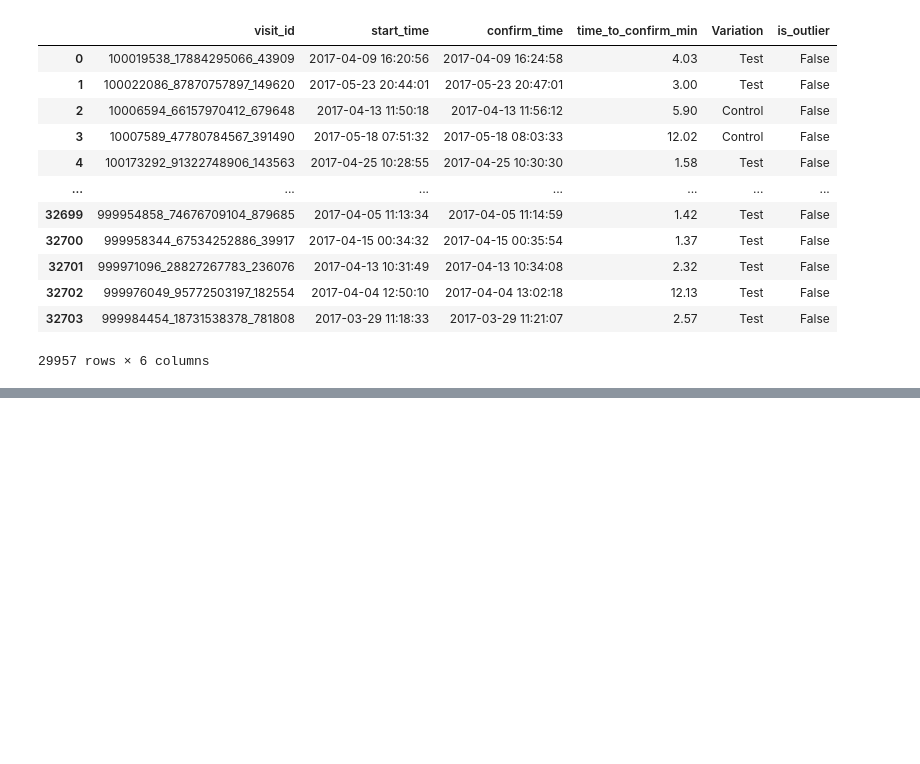
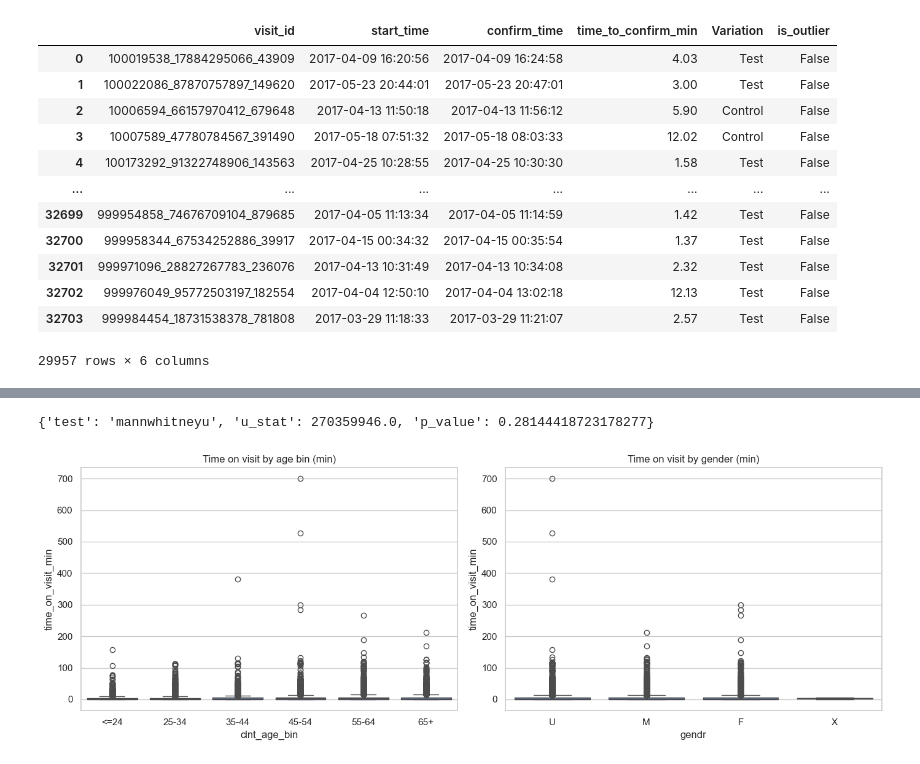
Before and after one commit to marlene-alcobendas/Project5_ABtesting_PowerBI, a Jupyter notebook: ABtesting.ipynb, the cells around one changed output, grey strips where cells are left out. Drawn from its saved outputs; the diff is of its cells as text; code cells hidden in the pictures; blank space fills up the shorter version.

```diff
--- a/ABtesting.ipynb
+++ b/ABtesting.ipynb
@@ -619,0 +803,17 @@ summary_h2
+# %%
+# Create age bins for segmentation and summarize by age bin
+age_bins = [0, 24, 34, 44, 54, 64, 120]
+age_labels = ['<=24','25-34','35-44','45-54','55-64','65+']
+visit_times['clnt_age_bin'] = pd.cut(visit_times['clnt_age'], bins=age_bins, labels=age_labels)
+
+summary_by_age = (
+    visit_times
+    .groupby('clnt_age_bin')['time_on_visit_min']
+    .agg(['count','mean','median','std'])
+    .rename(columns={'count':'visits','mean':'avg_min','median':'median_min','std':'std_min'})
+    .reset_index()
+)
+summary_by_age['avg_min'] = summary_by_age['avg_min'].round(2)
+summary_by_age['median_min'] = summary_by_age['median_min'].round(2)
+
+summary_by_age
@@ -619,0 +845,57 @@ summary_h2
+# %%
+# Basic statistical test between genders
+
+# We'll try Mann-Whitney U (non-parametric). If scipy is not available, report that fact.
+male = visit_times.loc[visit_times['gendr'] == 'M', 'time_on_visit_min'].dropna()
+female = visit_times.loc[visit_times['gendr'] == 'F', 'time_on_visit_min'].dropna()
+
+try:
+    from scipy import stats
+    has_scipy = True
+except Exception:
+    has_scipy = False
+
+test_result = {}
+if has_scipy and len(male) > 0 and len(female) > 0:
+    try:
+        u_stat, p_val = stats.mannwhitneyu(male, female, alternative='two-sided')
+        test_result = {'test': 'mannwhitneyu', 'u_stat': float(u_stat), 'p_value': float(p_val)}
+    except Exception:
+        try:
+            t_stat, p_val = stats.ttest_ind(male, female, equal_var=False, nan_policy='omit')
+            test_result = {'test': 'ttest_ind', 't_stat': float(t_stat), 'p_value': float(p_val)}
+        except Exception as e:
+            test_result = {'error': str(e)}
+else:
+    test_result = {'error': 'scipy not available or one of the gender groups is empty'}
+
+test_result
+# %% [output]
+{'test': 'mannwhitneyu', 'u_stat': 270359946.0, 'p_value': 0.28144418723178277}
+# %%
+# Boxplots to visualize distribution of time_on_visit by age bin and gender
+
+try:
+    import seaborn as sns
+    sns.set(style='whitegrid')
+    fig, axes = plt.subplots(1, 2, figsize=(14, 5))
+    sns.boxplot(x='clnt_age_bin', y='time_on_visit_min', data=visit_times, ax=axes[0])
+    axes[0].set_title('Time on visit by age bin (min)')
+    sns.boxplot(x='gendr', y='time_on_visit_min', data=visit_times, ax=axes[1])
+    axes[1].set_title('Time on visit by gender (min)')
+    plt.tight_layout()
+    plt.show()
+except Exception:
+    fig, axes = plt.subplots(1, 2, figsize=(14, 5))
+    visit_times.boxplot(column='time_on_visit_min', by='clnt_age_bin', ax=axes[0])
+    axes[0].set_title('Time on visit by age bin (min)')
+    axes[0].set_xlabel('age bin')
+    visit_times.boxplot(column='time_on_visit_min', by='gendr', ax=axes[1])
+    axes[1].set_title('Time on visit by gender (min)')
+    axes[1].set_xlabel('gender')
+    plt.suptitle('')
+    plt.tight_layout()
+
+plt.show()
+# %% [output]
+[figure, added]
```
Also changed, not shown: parts of 38 cells of this notebook, 1 other file.
